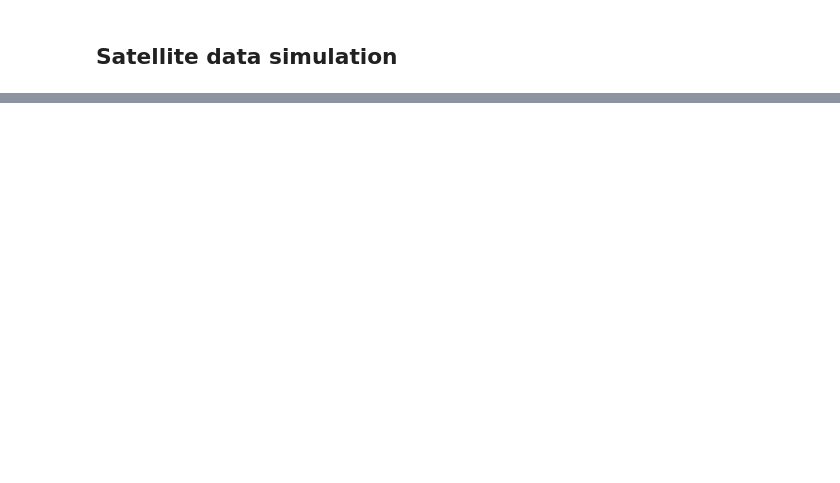
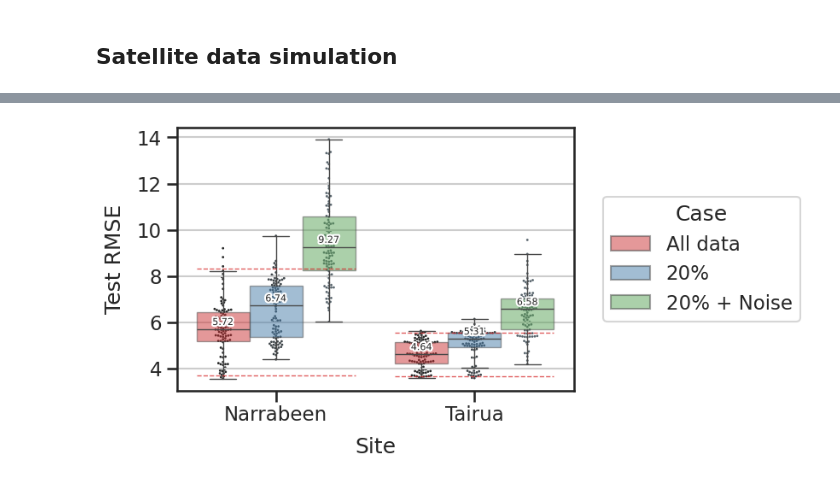
Before and after one commit to simmonsja/shorenarx, a Jupyter notebook: code/04_Publication_Data_Requirements.ipynb, the cells around one changed output, grey strips where cells are left out. Cells and saved outputs as stored; diff of their text form; code cells hidden in the pictures; blank space fills up the shorter version.

Commit message:
sattest analysis done

```diff
--- a/code/04_Publication_Data_Requirements.ipynb
+++ b/code/04_Publication_Data_Requirements.ipynb
@@ -140,6 +147,17 @@ plot_compare_datareq(comb_datareq, savebool=False, showfliers=False)
 # %% [markdown]
 ## Satellite data simulation
 # %%
+# 20% data
+case = 'base'
+
+print('#'*80)
+print('Narrabeen')
+_, narra_base_perf = load_model_results('narra_{}_config.json'.format(case))
+print('#'*80)
+print('Tairua')
+_, tairua_base_perf = load_model_results('tairua_{}_config.json'.format(case))
+
+
 # 20% data
 case = 'sattest1'
 
@@ -166,11 +257,13 @@ AxisError: axis 1 is out of bounds for array of dimension 1
 # %%
 sattest_comp = pd.concat([
-    narra_base_perf.assign(site='narra').assign(case='All'),
+    narra_base_perf.assign(site='narra').assign(case='All data'),
     narra_sattest1_perf.assign(site='narra').assign(case='20%'),
     narra_sattest2_perf.assign(site='narra').assign(case='20% + Noise'),
-    tairua_base_perf.assign(site='tairua').assign(case='All'),
+    tairua_base_perf.assign(site='tairua').assign(case='All data'),
     tairua_sattest1_perf.assign(site='tairua').assign(case='20%'),
     tairua_sattest2_perf.assign(site='tairua').assign(case='20% + Noise')
 ])
 # %%
-plot_compare_structure(sattest_comp, savebool=False)
+plot_compare_sattest(sattest_comp, savebool=True)
+# %% [output]
+[figure, added]
```
Also changed, not shown: parts of 7 cells of this notebook, 8 other files.
